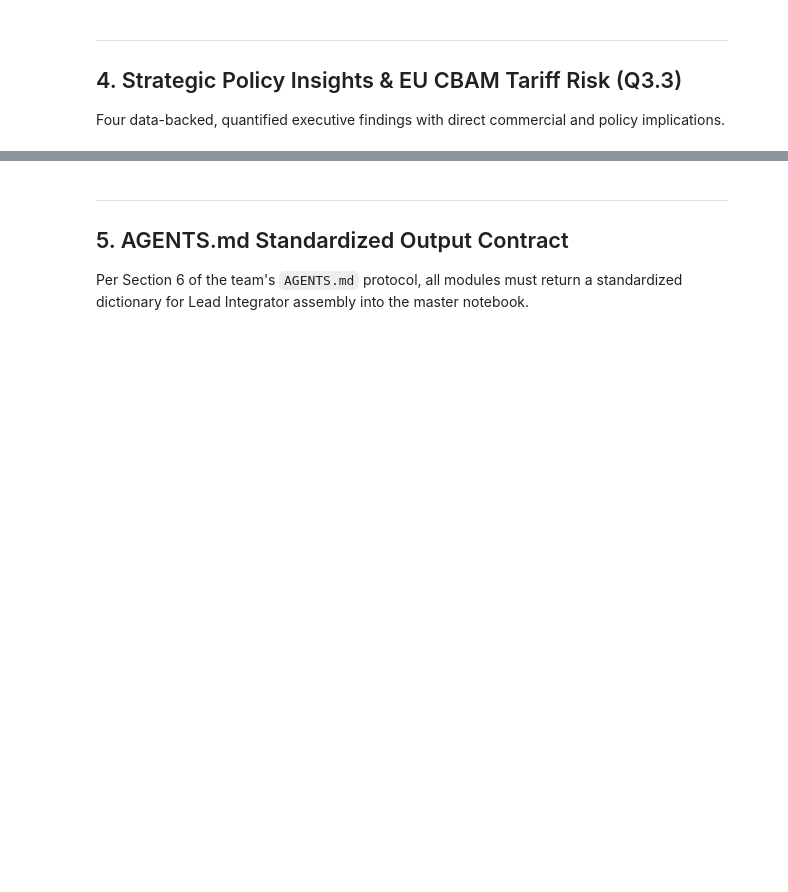
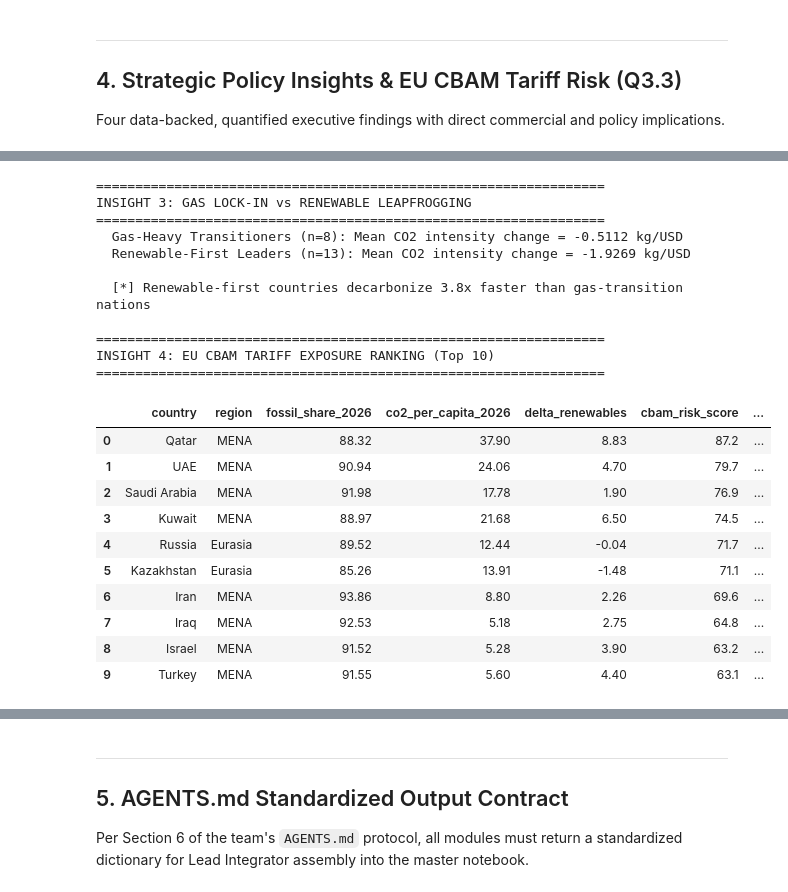
Before and after one commit to praveen-madawalage/nexora-final-challenge, a Jupyter notebook: notebooks/05_question3_scenario_modeling.ipynb, the cells around one changed output, grey strips where cells are left out. Cells and saved outputs as stored; diff of their text form; code cells hidden in the pictures; blank space fills up the shorter version.

Commit message:
feat: pre-execute all cells in Q3 notebook with full visual plots, tables, and metrics

```diff
--- a/notebooks/05_question3_scenario_modeling.ipynb
+++ b/notebooks/05_question3_scenario_modeling.ipynb
@@ -277,33 +355,59 @@ print("      Below the 5.0t Paris Agreement target trajectory.")
 # %%
 cbam = pd.read_csv(OUT_DIR / "q3_cbam_exposure_ranking.csv")
 top10 = cbam.sort_values("cbam_risk_score", ascending=False).head(10)[[
     "country", "region", "fossil_share_2026", "co2_per_capita_2026",
     "delta_renewables", "cbam_risk_score", "cbam_tier"
 ]]
 
 print("=" * 65)
 print("INSIGHT 3: GAS LOCK-IN vs RENEWABLE LEAPFROGGING")
 print("=" * 65)
 clusters_df = pd.read_csv(OUT_DIR / "q3_transition_clusters.csv")
 df_src = pd.read_csv(DATA_DIR / "country_clean.csv")
 d_gas = (df_src[df_src['year']==2026].set_index('iso3')['gas_pct'] -
          df_src[df_src['year']==2000].set_index('iso3')['gas_pct'])
+d_intensity = (df_src[df_src['year']==2026].set_index('iso3')['co2_intensity_kg_per_gdp_usd'] -
+               df_src[df_src['year']==2000].set_index('iso3')['co2_intensity_kg_per_gdp_usd'])
+clusters_df['delta_co2_intensity'] = clusters_df['iso3'].map(d_intensity)
 gas_focus = clusters_df[(d_gas.reindex(clusters_df['iso3']).values > 5.0) &
                          (clusters_df['delta_renewables'] < 10.0)]
 ren_focus = clusters_df[clusters_df['delta_renewables'] > 15.0]
 print(f"  Gas-Heavy Transitioners (n={len(gas_focus)}): "
       f"Mean CO2 intensity change = {gas_focus['delta_co2_intensity'].mean():+.4f} kg/USD")
 print(f"  Renewable-First Leaders (n={len(ren_focus)}): "
       f"Mean CO2 intensity change = {ren_focus['delta_co2_intensity'].mean():+.4f} kg/USD")
 print()
 ratio = abs(ren_focus['delta_co2_intensity'].mean() / gas_focus['delta_co2_intensity'].mean())
 print(f"  [*] Renewable-first countries decarbonize {ratio:.1f}x faster than gas-transition nations")
 
 print()
 print("=" * 65)
 print("INSIGHT 4: EU CBAM TARIFF EXPOSURE RANKING (Top 10)")
 print("=" * 65)
 display(top10.reset_index(drop=True))
+# %% [output]
+=================================================================
+INSIGHT 3: GAS LOCK-IN vs RENEWABLE LEAPFROGGING
+=================================================================
+  Gas-Heavy Transitioners (n=8): Mean CO2 intensity change = -0.5112 kg/USD
+  Renewable-First Leaders (n=13): Mean CO2 intensity change = -1.9269 kg/USD
+
+  [*] Renewable-first countries decarbonize 3.8x faster than gas-transition nations
+
+=================================================================
+INSIGHT 4: EU CBAM TARIFF EXPOSURE RANKING (Top 10)
+=================================================================
+|  | country | region | fossil_share_2026 | co2_per_capita_2026 | delta_renewables | cbam_risk_score | ... |
+| 0 | Qatar | MENA | 88.32 | 37.90 | 8.83 | 87.2 | ... |
+| 1 | UAE | MENA | 90.94 | 24.06 | 4.70 | 79.7 | ... |
+| 2 | Saudi Arabia | MENA | 91.98 | 17.78 | 1.90 | 76.9 | ... |
+| 3 | Kuwait | MENA | 88.97 | 21.68 | 6.50 | 74.5 | ... |
+| 4 | Russia | Eurasia | 89.52 | 12.44 | -0.04 | 71.7 | ... |
+| 5 | Kazakhstan | Eurasia | 85.26 | 13.91 | -1.48 | 71.1 | ... |
+| 6 | Iran | MENA | 93.86 | 8.80 | 2.26 | 69.6 | ... |
+| 7 | Iraq | MENA | 92.53 | 5.18 | 2.75 | 64.8 | ... |
+| 8 | Israel | MENA | 91.52 | 5.28 | 3.90 | 63.2 | ... |
+| 9 | Turkey | MENA | 91.55 | 5.60 | 4.40 | 63.1 | ... |
 # %%
 cbam_img = mpimg.imread(str(FIG_DIR / "fig_q3_3_cbam_tariff_exposure.png"))
 fig, ax = plt.subplots(figsize=(13, 7))
```
Also changed, not shown: parts of 12 cells of this notebook.
